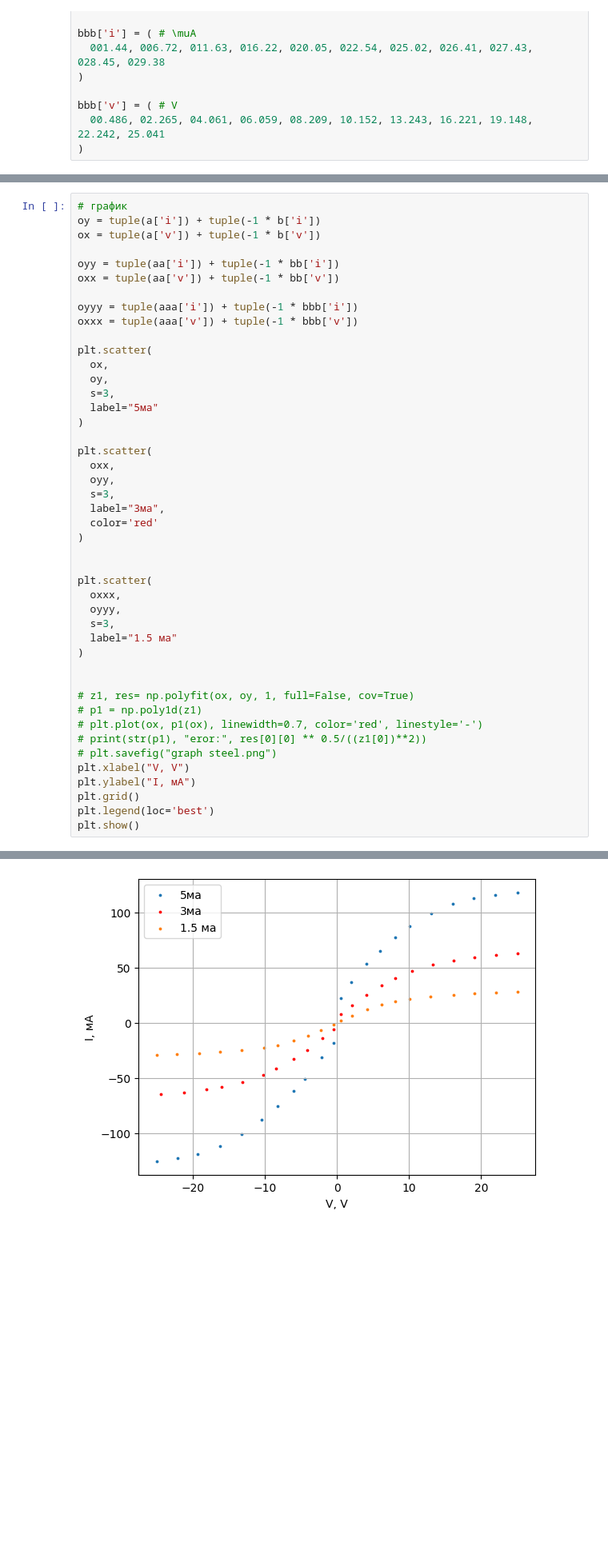
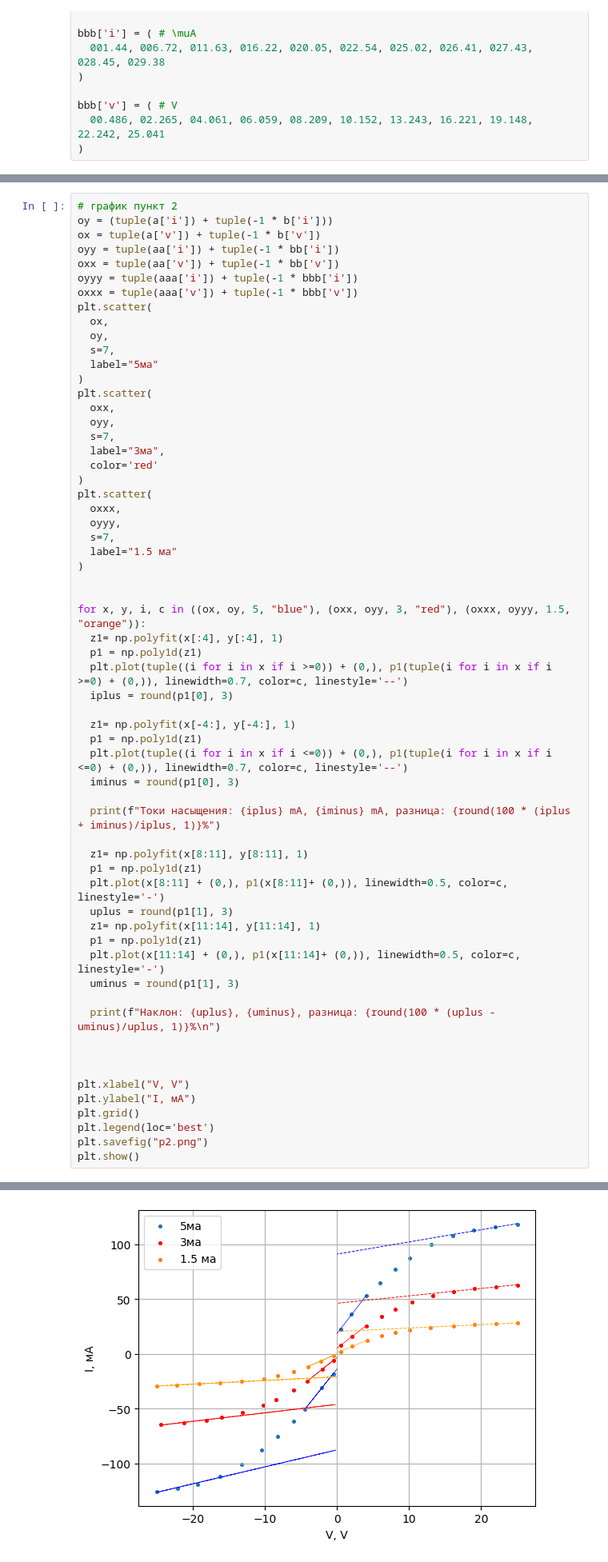
Before and after one commit to ILoveAlgorythms/labs, a Jupyter notebook: 3.5.1/data.ipynb, the cells around one changed output, grey strips where cells are left out. Shown: that part at 80% size. Drawn from its saved outputs; the diff is of its cells as text; blank space fills up the shorter version.

```diff
--- a/3.5.1/data.ipynb
+++ b/3.5.1/data.ipynb
@@ -87,46 +167,62 @@ bbb['v'] = ( # V
 # %%
-# график
-oy = tuple(a['i']) + tuple(-1 * b['i'])
+# график пункт 2
+oy = (tuple(a['i']) + tuple(-1 * b['i']))
 ox = tuple(a['v']) + tuple(-1 * b['v'])
-
 oyy = tuple(aa['i']) + tuple(-1 * bb['i'])
 oxx = tuple(aa['v']) + tuple(-1 * bb['v'])
-
 oyyy = tuple(aaa['i']) + tuple(-1 * bbb['i'])
 oxxx = tuple(aaa['v']) + tuple(-1 * bbb['v'])
-
 plt.scatter(
   ox,
   oy,
-  s=3,
+  s=7,
   label="5ма"
 )
-
 plt.scatter(
   oxx,
   oyy,
-  s=3,
+  s=7,
   label="3ма",
   color='red'
 )
-
-
 plt.scatter(
   oxxx,
   oyyy,
-  s=3,
+  s=7,
   label="1.5 ма"
 )
 
 
-# z1, res= np.polyfit(ox, oy, 1, full=False, cov=True)
-# p1 = np.poly1d(z1)
-# plt.plot(ox, p1(ox), linewidth=0.7, color='red', linestyle='-')
-# print(str(p1), "eror:", res[0][0] ** 0.5/((z1[0])**2))
-# plt.savefig("graph steel.png")
+for x, y, i, c in ((ox, oy, 5, "blue"), (oxx, oyy, 3, "red"), (oxxx, oyyy, 1.5, "orange")):
+  z1= np.polyfit(x[:4], y[:4], 1)
+  p1 = np.poly1d(z1)
+  plt.plot(tuple((i for i in x if i >=0)) + (0,), p1(tuple(i for i in x if i >=0) + (0,)), linewidth=0.7, color=c, linestyle='--')
+  iplus = round(p1[0], 3)
+
+  z1= np.polyfit(x[-4:], y[-4:], 1)
+  p1 = np.poly1d(z1)
+  plt.plot(tuple((i for i in x if i <=0)) + (0,), p1(tuple(i for i in x if i <=0) + (0,)), linewidth=0.7, color=c, linestyle='--')
+  iminus = round(p1[0], 3)
+
+  print(f"Токи насыщения: {iplus} mA, {iminus} mA, разница: {round(100 * (iplus + iminus)/iplus, 1)}%")
+
+  z1= np.polyfit(x[8:11], y[8:11], 1)
+  p1 = np.poly1d(z1)
+  plt.plot(x[8:11] + (0,), p1(x[8:11]+ (0,)), linewidth=0.5, color=c, linestyle='-')
+  uplus = round(p1[1], 3)
+  z1= np.polyfit(x[11:14], y[11:14], 1)
+  p1 = np.poly1d(z1)
+  plt.plot(x[11:14] + (0,), p1(x[11:14]+ (0,)), linewidth=0.5, color=c, linestyle='-')
+  uminus = round(p1[1], 3)
+
+  print(f"Наклон: {uplus}, {uminus}, разница: {round(100 * (uplus - uminus)/uplus, 1)}%\n")
+
+
+
 plt.xlabel("V, V")
 plt.ylabel("I, мА")
 plt.grid()
 plt.legend(loc='best')
+plt.savefig("p2.png")
 plt.show()
 # %% [output]
@@ -133 +237 @@ plt.show()
-[figure, old version]
+[figure, new version]
```
Also changed, not shown: parts of 5 cells of this notebook, 4 other files.
